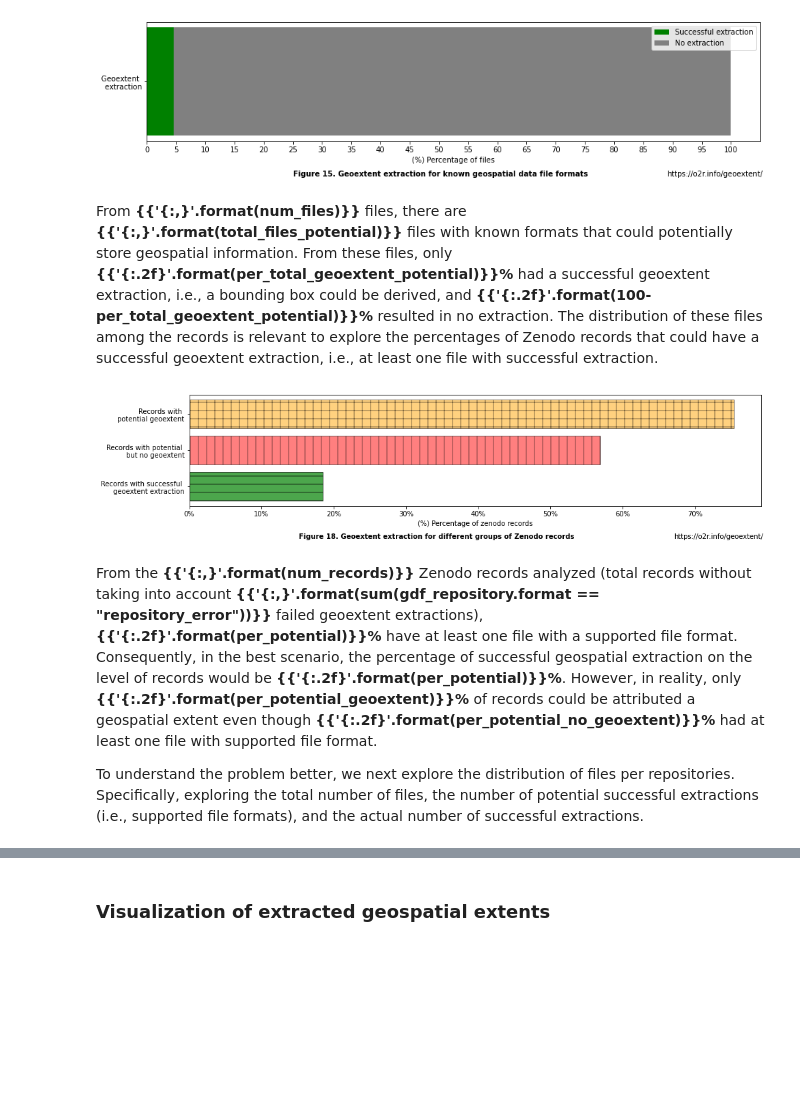
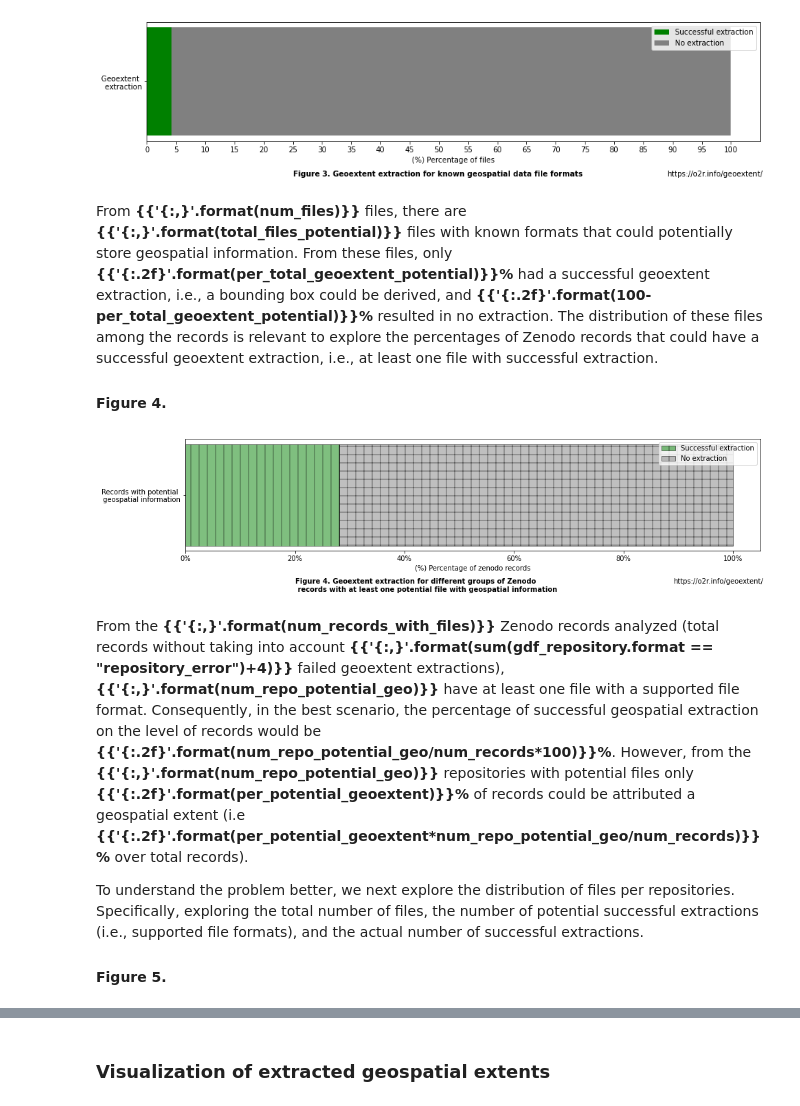
Before and after one commit to o2r-project/geoextent, a Jupyter notebook: showcase/SG_01_Exploring_Research_Data_Repositories_with_geoextent.ipynb, the cells around one changed output, grey strips where cells are left out. Drawn from its saved outputs; the diff is of its cells as text; code cells hidden in the pictures; blank space fills up the shorter version.

Commit message:
Conclusions and bigger repo sample

```diff
--- a/showcase/SG_01_Exploring_Research_Data_Repositories_with_geoextent.ipynb
+++ b/showcase/SG_01_Exploring_Research_Data_Repositories_with_geoextent.ipynb
@@ -312,22 +322,17 @@ After the geographical and temporal extent extraction of the Zenodo repositories
 # Loads results from api and geoextent extraction
 df_geo_zenodo_api = pd.read_csv(OUTPUT_API, index_col=0)
 df_geo_zenodo_api.index = df_geo_zenodo_api.index.astype(str)
-df_geo = pd.read_csv(OUTPUT_GEOEXTENT, index_col=0)
+gdf_geo = gpd.read_file(OUTPUT_GEOEXTENT)
+gdf_geo = gdf_geo.rename(columns={'geometry': 'bbox'}).set_geometry('bbox')
 
-# Function to transform wkt into geometry
-def wkt_loads(x):
-    try:
-        return wkt.loads(x)
-    except:
-        return None
-
-# Transformats wkt into geometry for the geoextent extraction results
-df_geo['bbox'] = df_geo.bbox.apply(wkt_loads)
+#df_geo = pd.read_csv(OUTPUT_GEOEXTENT, index_col=0)
 
 # Creates two different geodataframes, one for files and other for zenodo records (repositories)
-gdf_repository = gpd.GeoDataFrame(df_geo[df_geo['handler'] == "geoextent:"+geoextent_version],geometry ="bbox",crs = 4326)
+
+geoextent_ext = gdf_geo['handler'].str.find("geoextent:") == 0
+gdf_repository = gpd.GeoDataFrame(gdf_geo[geoextent_ext],geometry ="bbox",crs = 4326)
 gdf_repository.drop(['filename'], axis = 1,inplace = True)
-gdf_files = gpd.GeoDataFrame(df_geo[df_geo['handler'] != "geoextent:"+geoextent_version],geometry ="bbox",crs = 4326)
+gdf_files = gpd.GeoDataFrame(gdf_geo[~geoextent_ext],geometry ="bbox",crs = 4326)
 # %% [markdown]
 ### Extraction results
 # %% [markdown]
@@ -422,10 +434,8 @@ From **{{'{:,}'.format(num_files)}}** files analyzed, **{{'{:.2f}'.format(per_fi
 # %%
 # List of potential file formats with geospatial information
-potential_geo_formats = ['csv','nc','tif', 'dbf',
-                         'shp', 'shx', 'gpkg', 'geojson',
-                         'png','gml','xml','pdf','jpeg','jpg','qpj',
-                         'png','json']
-
+potential_geo_formats = ['nc', 'shp', 'shx', 'dbf', 'kml', 'gpkg', 'xls', 'gdbtable','geojson', 'gmt','gml',
+                         'pdf', 'png', 'tif', 'jpg', 'nc', 'jpeg', 'JPG', 'img', 'bmp','asc', 'ovr', 'PNG',
+                         'GIF', 'unw', 'h5', 'kml', 'tiff','csv']
 
 # Extract total number of files by zenodo record
 total_files = uni_files_gdf.zenodo_record_id.value_counts()
@@ -456,35 +466,40 @@ plt.show()
 [figure]
 # %% [markdown]
 From **{{'{:,}'.format(num_files)}}** files, there are **{{'{:,}'.format(total_files_potential)}}** files with known formats that could potentially store geospatial information. From these files, only **{{'{:.2f}'.format(per_total_geoextent_potential)}}%** had a successful geoextent extraction, i.e., a bounding box could be derived, and **{{'{:.2f}'.format(100-per_total_geoextent_potential)}}%** resulted in no extraction. The distribution of these files among the records is relevant to explore the percentages of Zenodo records that could have a successful geoextent extraction, i.e., at least one file with successful extraction.
+
+#### Figure 4.
 # %%
 # Extract total number of files with successful geoextent extraction by zenodo record
 geo_files = uni_files_gdf['bbox'].is_valid.groupby(uni_files_gdf['zenodo_record_id']).sum()
 
 #Extract number of records by category
-num_records = len(files_potential_geo_formats)
-per_potential = sum(files_potential_geo_formats>0)/num_records*100
-per_potential_geoextent = sum(geo_files>0)/num_records*100
-per_potential_no_geoextent = per_potential-per_potential_geoextent
+num_records_with_files = len(files_potential_geo_formats)
+
+num_repo_potential_geo = sum(files_potential_geo_formats>0)
+per_potential_geoextent = sum(geo_files>0)/num_repo_potential_geo*100
+per_potential_no_geoextent = 100-per_potential_geoextent
 
 ## Plot
 fig, ax = plt.subplots(figsize=(15,3))
 # Plot configuration
-plt.barh("Records with successful \n geoextent extraction",per_potential_geoextent,color='green',edgecolor="black",hatch = '-',alpha=0.7,label ='No extraction')
-plt.barh("Records with potential \n but no geoextent",per_potential_no_geoextent,color= 'r',edgecolor="black",hatch = '|',alpha=0.5,label ='No extraction')
-plt.barh("Records with \n potential geoextent",per_potential,alpha=0.5, color = 'orange',edgecolor="black",hatch = '+',label ='Successful extraction')
-plt.annotate('Figure '+str(fig_num)+'. Geoextent extraction for different groups of Zenodo records', (0,0),
+plt.barh("Records with potential \n geospatial information",per_potential_geoextent,color= 'green',edgecolor="black",hatch = '|',alpha=0.5,label ='Successful extraction')
+plt.barh("Records with potential \n geospatial information",per_potential_no_geoextent,alpha=0.5, color = 'gray',edgecolor="black",hatch = '+',label ='No extraction',left=per_potential_geoextent)
+plt.annotate('Figure '+str(fig_num)+'. Geoextent extraction for different groups of Zenodo \n records with at least one potential file with geospatial information', (0,0),
              (160, -40), xycoords='axes fraction', weight='bold', textcoords='offset points', va='top')
 plt.annotate('https://o2r.info/geoextent/', (0,0), (710,-40), xycoords='axes fraction', textcoords='offset points', va='top')
 plt.xlabel('(%) Percentage of zenodo records')
+plt.legend()
 fig_num +=1
 ax.xaxis.set_major_formatter(mtick.PercentFormatter())
 plt.show()
 # %% [output]
-[figure, old version]
+[figure, new version]
 # %% [markdown]
-From the **{{'{:,}'.format(num_records)}}** Zenodo records analyzed (total records without taking into account **{{'{:,}'.format(sum(gdf_repository.format == "repository_error"))}}** failed geoextent extractions), **{{'{:.2f}'.format(per_potential)}}%** have at least one file with a supported file format. Consequently, in the best scenario, the percentage of successful geospatial extraction on the level of records would be **{{'{:.2f}'.format(per_potential)}}%**. However, in reality, only **{{'{:.2f}'.format(per_potential_geoextent)}}%** of records could be attributed a geospatial extent even though **{{'{:.2f}'.format(per_potential_no_geoextent)}}%** had at least one file with supported file format.
+From the **{{'{:,}'.format(num_records_with_files)}}** Zenodo records analyzed (total records without taking into account **{{'{:,}'.format(sum(gdf_repository.format == "repository_error")+4)}}** failed geoextent extractions), **{{'{:,}'.format(num_repo_potential_geo)}}** have at least one file with a supported file format. Consequently, in the best scenario, the percentage of successful geospatial extraction on the level of records would be **{{'{:.2f}'.format(num_repo_potential_geo/num_records*100)}}%**. However, from the **{{'{:,}'.format(num_repo_potential_geo)}}** repositories with potential files only **{{'{:.2f}'.format(per_potential_geoextent)}}%** of records could be attributed a geospatial extent (i.e **{{'{:.2f}'.format(per_potential_geoextent*num_repo_potential_geo/num_records)}}%** over total records).
 
 To understand the problem better, we next explore the distribution of files per repositories. Specifically, exploring the total number of files, the number of potential successful extractions (i.e., supported file formats), and the actual number of successful extractions.
+
+#### Figure 5.
 # %%
 # Define plot
 fig, ax = plt.subplots(figsize=(15,5))
```
Also changed, not shown: parts of 25 cells of this notebook, 3 other files.
